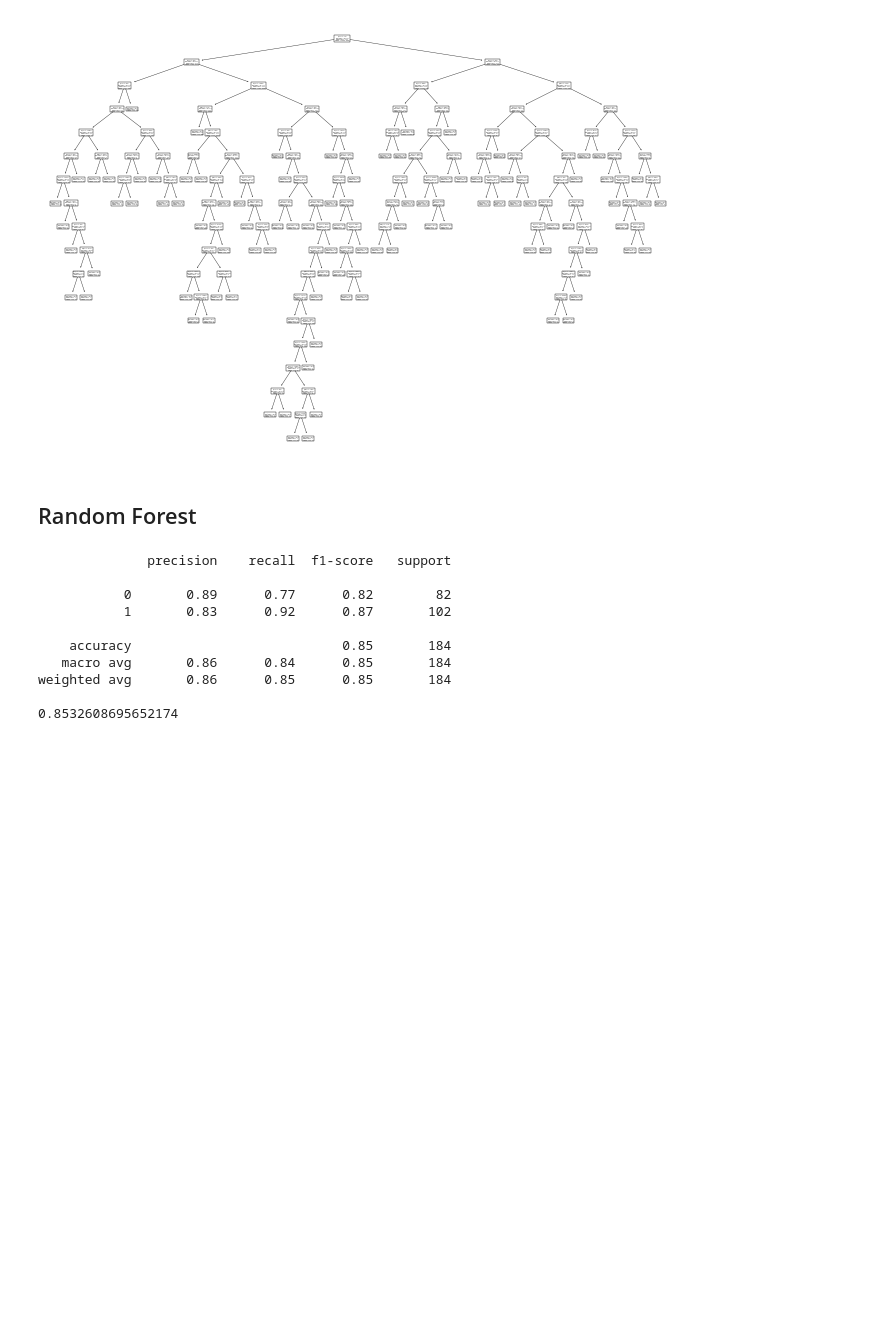
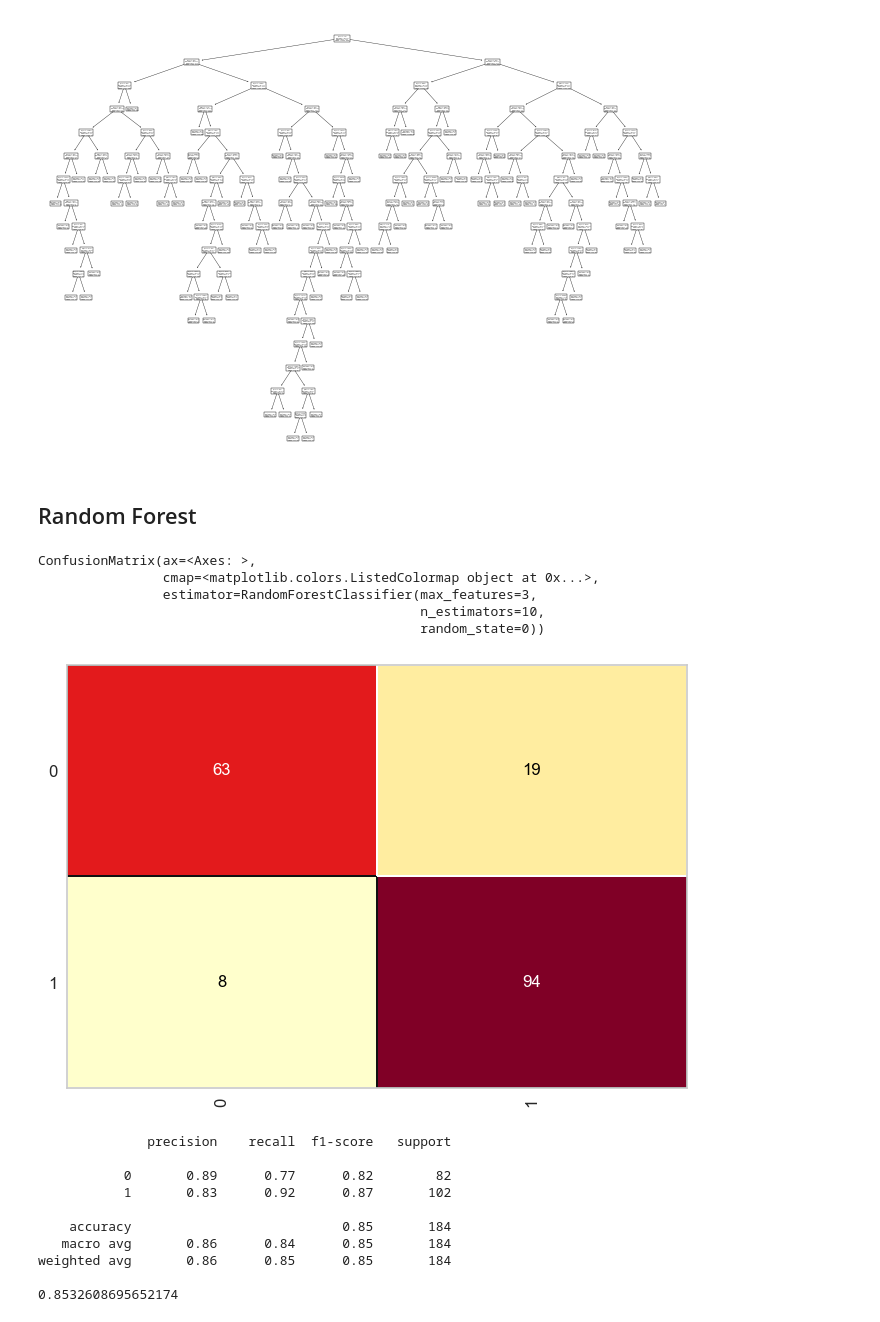
Before and after one commit to beatriz-fulgencio/tp-ia, a Jupyter notebook: arq1.ipynb, the cells around one changed output. Saved outputs shown, nothing was run; the diff lists cells and outputs as text; code cells hidden in the pictures; blank space fills up the shorter version.

```diff
--- a/arq1.ipynb
+++ b/arq1.ipynb
@@ -147,6 +147,20 @@ from sklearn import tree
 model = RandomForestClassifier(n_estimators=10, max_features=3, criterion='gini', random_state = 0)
 model.fit(X_treino, y_treino)
 prevision2 = model.predict(X_teste)
+# %%
+confusion_matrix(y_teste, prevision2)
+cm2 = ConfusionMatrix(model)
+cm2.fit(X_treino, y_treino)
+cm2.score(X_teste, y_teste)
+
+cm
+# %% [output]
+ConfusionMatrix(ax=<Axes: >,
+                cmap=<matplotlib.colors.ListedColormap object at 0x...>,
+                estimator=RandomForestClassifier(max_features=3,
+                                                 n_estimators=10,
+                                                 random_state=0))
+[figure, added]
 # %%
 print(classification_report(y_teste, prevision2))
 print(accuracy_score(y_teste, prevision2))
```
